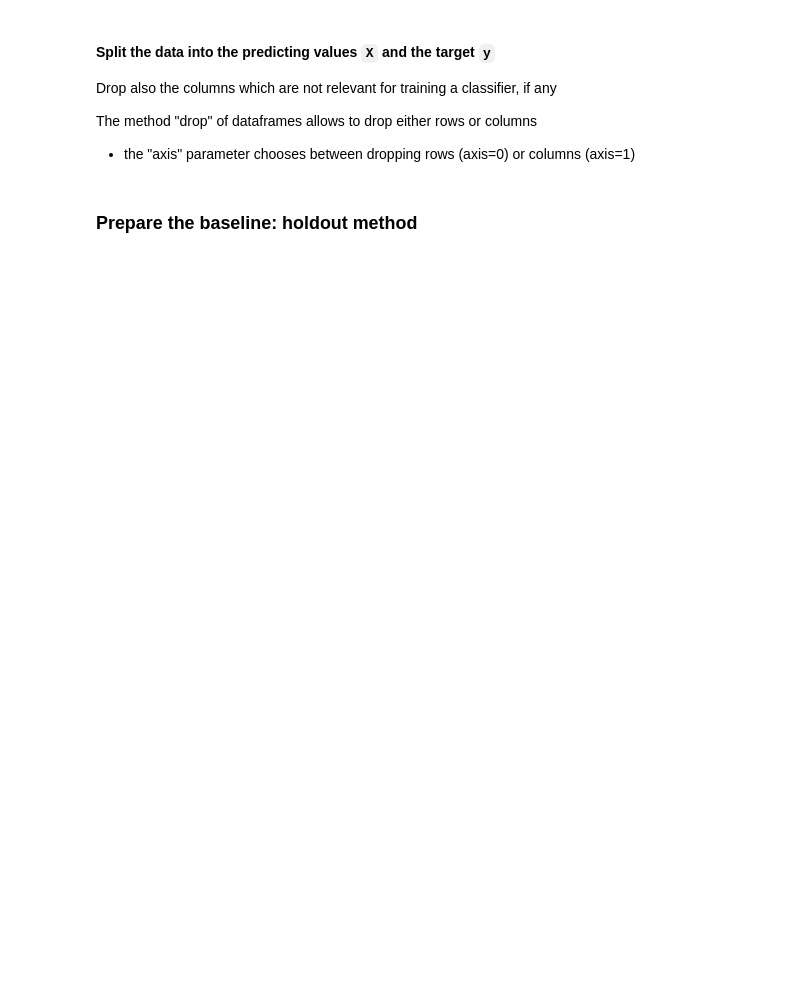
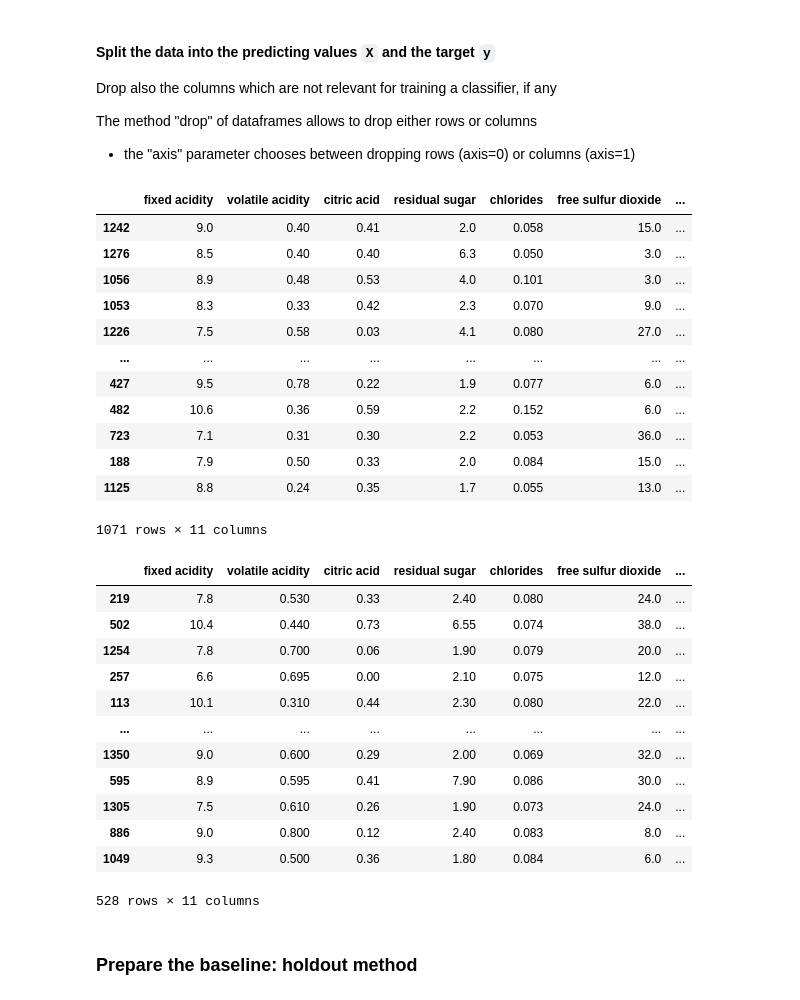
Before and after one commit to mohamadch91/MLDM_Unibo_public, a Jupyter notebook: Lab_exercises/Lab-topic-3b-tuning-dt-grid-search-cv/Lab-topic-3b-tuning-dt-grid-search-cv-nocode.ipynb, the cells around one changed output. Cells and saved outputs as stored; diff of their text form; code cells hidden in the pictures; blank space fills up the shorter version.

```diff
--- a/Lab_exercises/Lab-topic-3b-tuning-dt-grid-search-cv/Lab-topic-3b-tuning-dt-grid-search-cv-nocode.ipynb
+++ b/Lab_exercises/Lab-topic-3b-tuning-dt-grid-search-cv/Lab-topic-3b-tuning-dt-grid-search-cv-nocode.ipynb
@@ -110,5 +144,39 @@ Drop also the columns which are not relevant for training a classifier, if any
 
 The method "drop" of dataframes allows to drop either rows or columns
 - the "axis" parameter chooses between dropping rows (axis=0) or columns (axis=1)
+# %%
+train , test = train_test_split(df,train_size=train_size)
+
+train_dropped = train.drop(columns = [target])
+test_dropped = test.drop(columns = [target])
+display(train_dropped)
+display(test_dropped)
+# %% [output]
+|  | fixed acidity | volatile acidity | citric acid | residual sugar | chlorides | free sulfur dioxide | ... |
+| 1242 | 9.0 | 0.40 | 0.41 | 2.0 | 0.058 | 15.0 | ... |
+| 1276 | 8.5 | 0.40 | 0.40 | 6.3 | 0.050 | 3.0 | ... |
+| 1056 | 8.9 | 0.48 | 0.53 | 4.0 | 0.101 | 3.0 | ... |
+| 1053 | 8.3 | 0.33 | 0.42 | 2.3 | 0.070 | 9.0 | ... |
+| 1226 | 7.5 | 0.58 | 0.03 | 4.1 | 0.080 | 27.0 | ... |
+| ... | ... | ... | ... | ... | ... | ... | ... |
+| 427 | 9.5 | 0.78 | 0.22 | 1.9 | 0.077 | 6.0 | ... |
+| 482 | 10.6 | 0.36 | 0.59 | 2.2 | 0.152 | 6.0 | ... |
+| 723 | 7.1 | 0.31 | 0.30 | 2.2 | 0.053 | 36.0 | ... |
+| 188 | 7.9 | 0.50 | 0.33 | 2.0 | 0.084 | 15.0 | ... |
+| 1125 | 8.8 | 0.24 | 0.35 | 1.7 | 0.055 | 13.0 | ... |
+1071 rows × 11 columns
+|  | fixed acidity | volatile acidity | citric acid | residual sugar | chlorides | free sulfur dioxide | ... |
+| 219 | 7.8 | 0.530 | 0.33 | 2.40 | 0.080 | 24.0 | ... |
+| 502 | 10.4 | 0.440 | 0.73 | 6.55 | 0.074 | 38.0 | ... |
+| 1254 | 7.8 | 0.700 | 0.06 | 1.90 | 0.079 | 20.0 | ... |
+| 257 | 6.6 | 0.695 | 0.00 | 2.10 | 0.075 | 12.0 | ... |
+| 113 | 10.1 | 0.310 | 0.44 | 2.30 | 0.080 | 22.0 | ... |
+| ... | ... | ... | ... | ... | ... | ... | ... |
+| 1350 | 9.0 | 0.600 | 0.29 | 2.00 | 0.069 | 32.0 | ... |
+| 595 | 8.9 | 0.595 | 0.41 | 7.90 | 0.086 | 30.0 | ... |
+| 1305 | 7.5 | 0.610 | 0.26 | 1.90 | 0.073 | 24.0 | ... |
+| 886 | 9.0 | 0.800 | 0.12 | 2.40 | 0.083 | 8.0 | ... |
+| 1049 | 9.3 | 0.500 | 0.36 | 1.80 | 0.084 | 6.0 | ... |
+528 rows × 11 columns
 # %% [markdown]
 ### Prepare the baseline: holdout method
```
Also changed, not shown: parts of 18 cells of this notebook.
